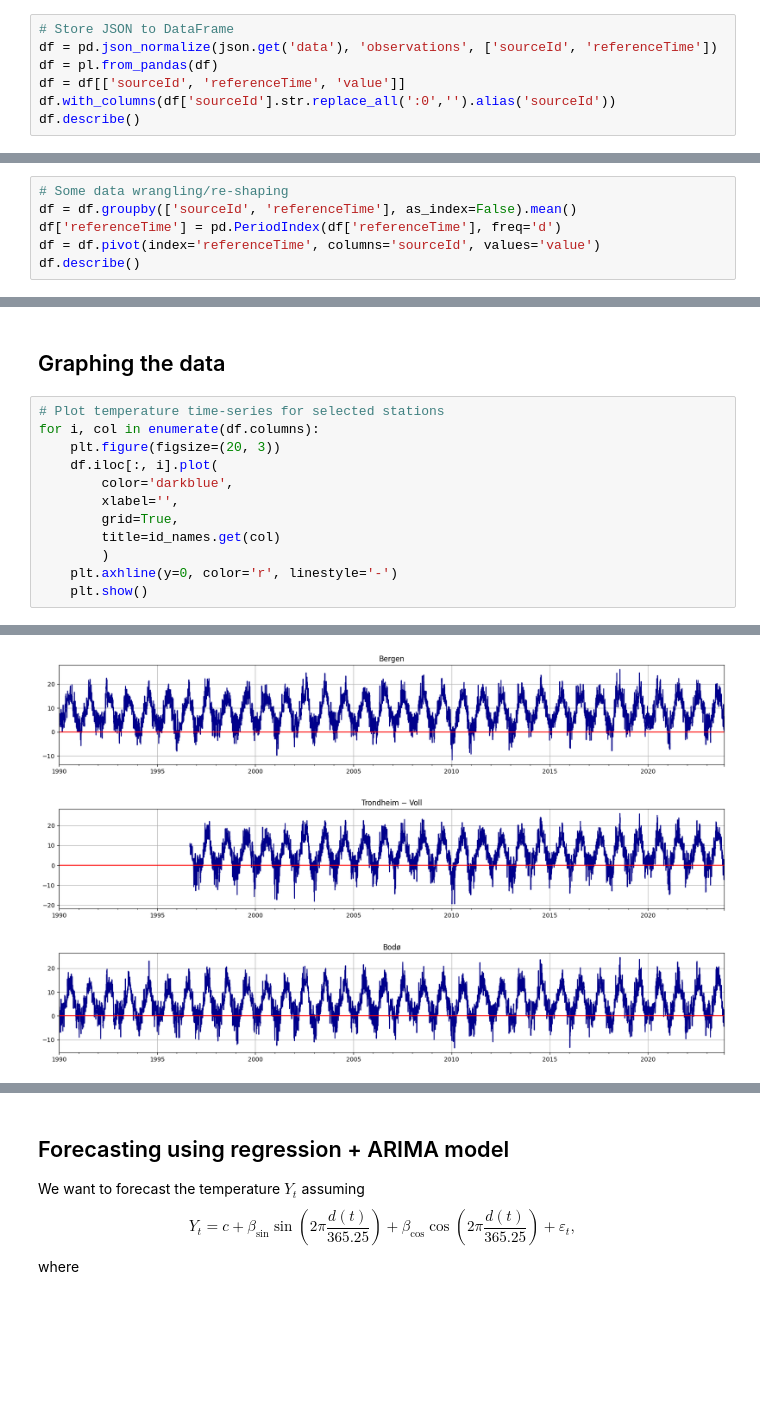
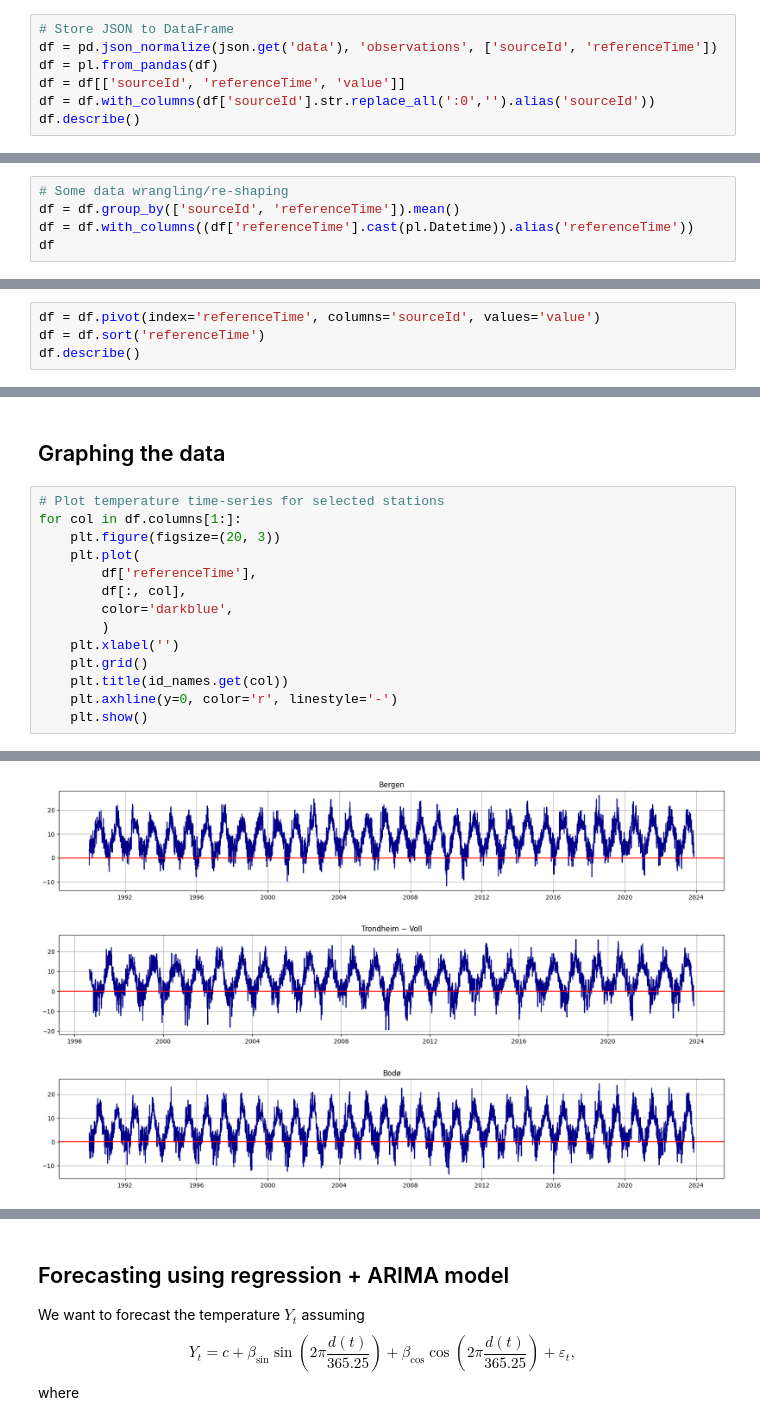
Before and after one commit to magnushelliesen/frost-weather-data, a Jupyter notebook: frost-weather-data.ipynb, the cells around one changed output, grey strips where cells are left out. Cells and saved outputs as stored; diff of their text form; blank space fills up the shorter version.

```diff
--- a/frost-weather-data.ipynb
+++ b/frost-weather-data.ipynb
@@ -122,7 +122,7 @@ else:
 df = pd.json_normalize(json.get('data'), 'observations', ['sourceId', 'referenceTime'])
 df = pl.from_pandas(df)
 df = df[['sourceId', 'referenceTime', 'value']]
-df.with_columns(df['sourceId'].str.replace_all(':0','').alias('sourceId'))
+df = df.with_columns(df['sourceId'].str.replace_all(':0','').alias('sourceId'))
 df.describe()
 # %% [output]
 shape: (9, 4)
@@ -140,7 +140,6 @@ shape: (9, 4)
 # %%
 # Some data wrangling/re-shaping
-df = df.groupby(['sourceId', 'referenceTime'], as_index=False).mean()
-df['referenceTime'] = pd.PeriodIndex(df['referenceTime'], freq='d')
-df = df.pivot(index='referenceTime', columns='sourceId', values='value')
-df.describe()
+df = df.group_by(['sourceId', 'referenceTime']).mean()
+df = df.with_columns((df['referenceTime'].cast(pl.Datetime)).alias('referenceTime'))
+df
 # %% [output]
@@ -155,0 +165,4 @@ df.describe()
+# %%
+df = df.pivot(index='referenceTime', columns='sourceId', values='value')
+df = df.sort('referenceTime')
+df.describe()
@@ -168,14 +195,16 @@ df.tail()
 ## Graphing the data
 # %%
 # Plot temperature time-series for selected stations
-for i, col in enumerate(df.columns):
+for col in df.columns[1:]:
     plt.figure(figsize=(20, 3))
-    df.iloc[:, i].plot(
+    plt.plot(
+        df['referenceTime'],
+        df[:, col],
         color='darkblue',
-        xlabel='',
-        grid=True,
-        title=id_names.get(col)
         )
+    plt.xlabel('')
+    plt.grid()
+    plt.title(id_names.get(col))
     plt.axhline(y=0, color='r', linestyle='-')
     plt.show()
 # %% [output]
@@ -185,3 +214,3 @@ for i, col in enumerate(df.columns):
-[figure, old version]
+[figure, new version]
-[figure, old version]
+[figure, new version]
-[figure, old version]
+[figure, new version]
```
Also changed, not shown: parts of 6 cells of this notebook.
